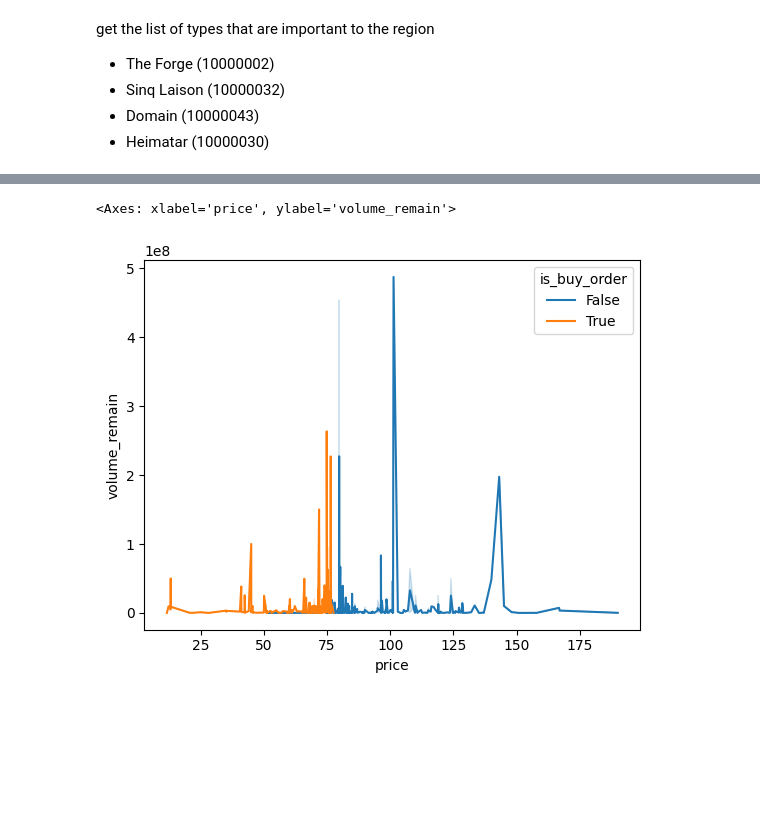
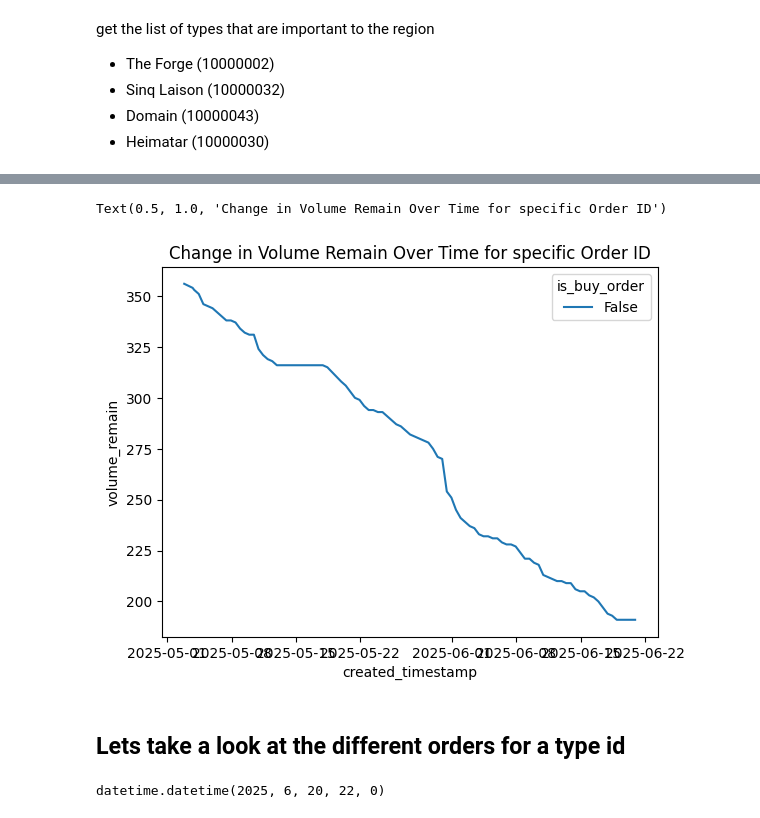
Before and after one commit to ThomasGVoss/EveMarketData, a Jupyter notebook: notebooks/eda_orders.ipynb, the cells around one changed output, grey strips where cells are left out. Cells and saved outputs as stored; diff of their text form; code cells hidden in the pictures; blank space fills up the shorter version.

```diff
--- a/notebooks/eda_orders.ipynb
+++ b/notebooks/eda_orders.ipynb
@@ -87,7 +116,4 @@ shape: (2, 16)
 # %%
-df_short = df.filter(
-    #pl.col("order_id") == 7009967995,
-    # pl.col("system_id") == 30000142,
-    pl.col("type_id") == 36,
-    pl.col("price") < 200,
-    pl.col("price") > 10)
+df_short = df.filter(pl.col("order_id") == 7021513240)
+
+df_short.sample(5)
@@ -94,8 +129,19 @@ df_short = df.filter(
-# %%
-sns.lineplot(data=df_short,
-    x="price",
-    y="volume_remain",
-    hue="is_buy_order")
-# %% [output]
-<Axes: xlabel='price', ylabel='volume_remain'>
-[figure, removed]
+# %%
+sns.lineplot(
+    data=df_short,
+    x="created_timestamp",
+    y="volume_remain",
+    hue="is_buy_order",
+)
+plt.title("Change in Volume Remain Over Time for specific Order ID")
+# %% [output]
+Text(0.5, 1.0, 'Change in Volume Remain Over Time for specific Order ID')
+[figure, added]
+# %% [markdown]
+## Lets take a look at the different orders for a type id
+# %%
+# we want to get the last timestamp in the dataset
+max_created_timestamp = df.select(pl.col("created_timestamp").max()).to_dict(as_series=False)["created_timestamp"][0]
+max_created_timestamp
+# %% [output]
+datetime.datetime(2025, 6, 20, 22, 0)
```
Also changed, not shown: parts of 21 cells of this notebook, 7 other files.
